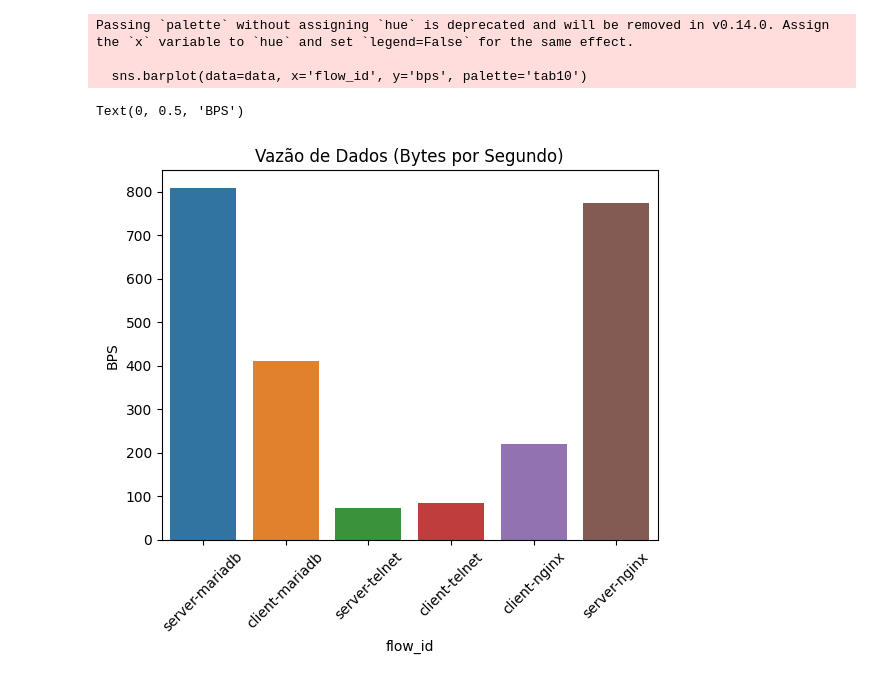
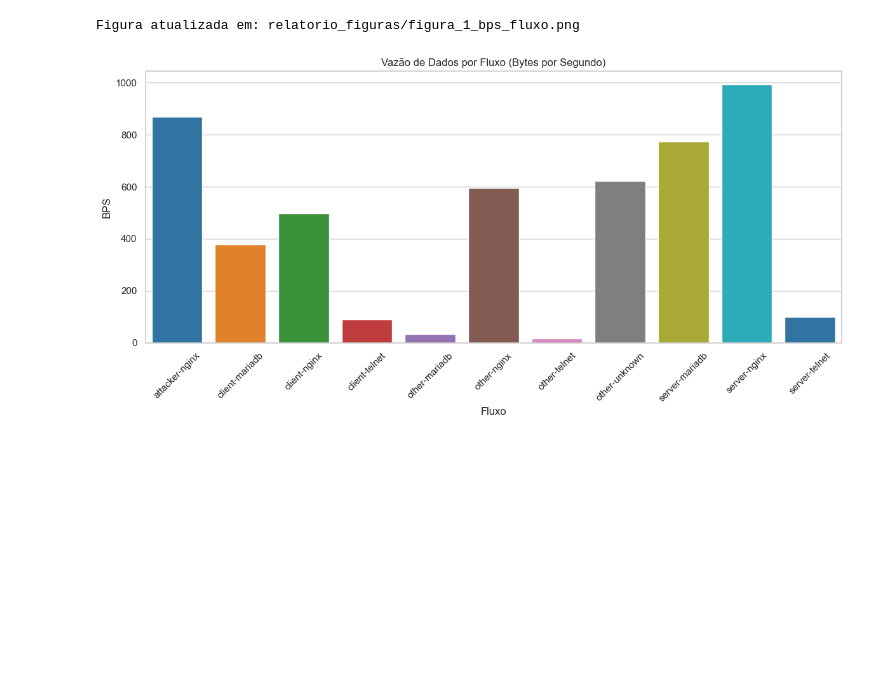
Before and after one commit to eduardorbl/lab02-MC833, a Jupyter notebook: network_analyse.ipynb, the cells around one changed output. Saved outputs shown, nothing was run; the diff lists cells and outputs as text; code cells hidden in the pictures; blank space fills up the shorter version.

```diff
--- a/network_analyse.ipynb
+++ b/network_analyse.ipynb
@@ -4,4 +4,6 @@
 import matplotlib.pyplot as plt
 import pandas as pd
 import seaborn as sns
+
+sns.set_theme(style='whitegrid')
 # %%
@@ -18,13 +44,29 @@ data.head()
 # %%
-# --- GRÁFICO 1: Vazão por Serviço (BPS) ---
-sns.barplot(data=data, x='flow_id', y='bps', palette='tab10')
-plt.title('Vazão de Dados (Bytes por Segundo)')
+# --- GRÁFICO 1: Vazão por fluxo (BPS ponderado pela duração da janela) ---
+flow_summary = (
+    data.groupby(['flow_id', 'service', 'direction', 'traffic_class'], as_index=False)
+    .agg(
+        total_bytes=('total_bytes', 'sum'),
+        total_packages=('total_packages', 'sum'),
+        window_duration_s=('window_duration_s', 'sum'),
+    )
+)
+flow_summary['bps'] = flow_summary['total_bytes'] / flow_summary['window_duration_s']
+flow_summary['pps'] = flow_summary['total_packages'] / flow_summary['window_duration_s']
+flow_summary = flow_summary.sort_values('flow_id')
+
+plt.figure(figsize=(12, 6))
+ax = sns.barplot(data=flow_summary, x='flow_id', y='bps', hue='flow_id', dodge=False, palette='tab10')
+if ax.legend_ is not None:
+    ax.legend_.remove()
+plt.title('Vazão de Dados por Fluxo (Bytes por Segundo)')
 plt.xticks(rotation=45)
 plt.ylabel('BPS')
+plt.xlabel('Fluxo')
+plt.tight_layout()
+save_current_figure('figura_1_bps_fluxo.png')
+plt.show()
 # %% [output]
-Passing `palette` without assigning `hue` is deprecated and will be removed in v0.14.0. Assign the `x` variable to `hue` and set `legend=False` for the same effect.
-
-  sns.barplot(data=data, x='flow_id', y='bps', palette='tab10')
+Figura atualizada em: relatorio_figuras/figura_1_bps_fluxo.png
-Text(0, 0.5, 'BPS')
-[figure, old version]
+[figure, new version]
 # %%
```
Also changed, not shown: parts of 8 cells of this notebook, 9 other files.
